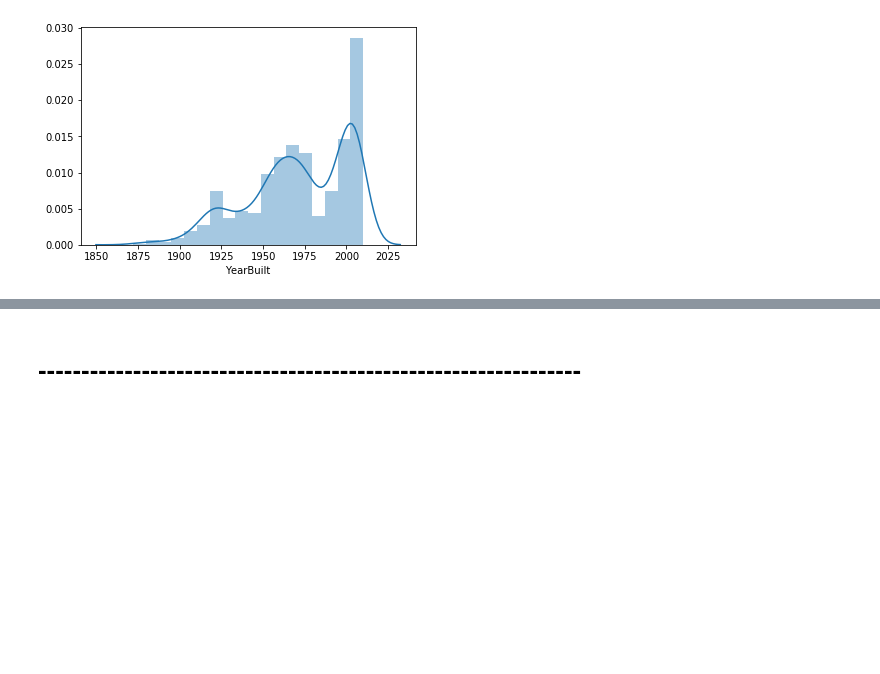
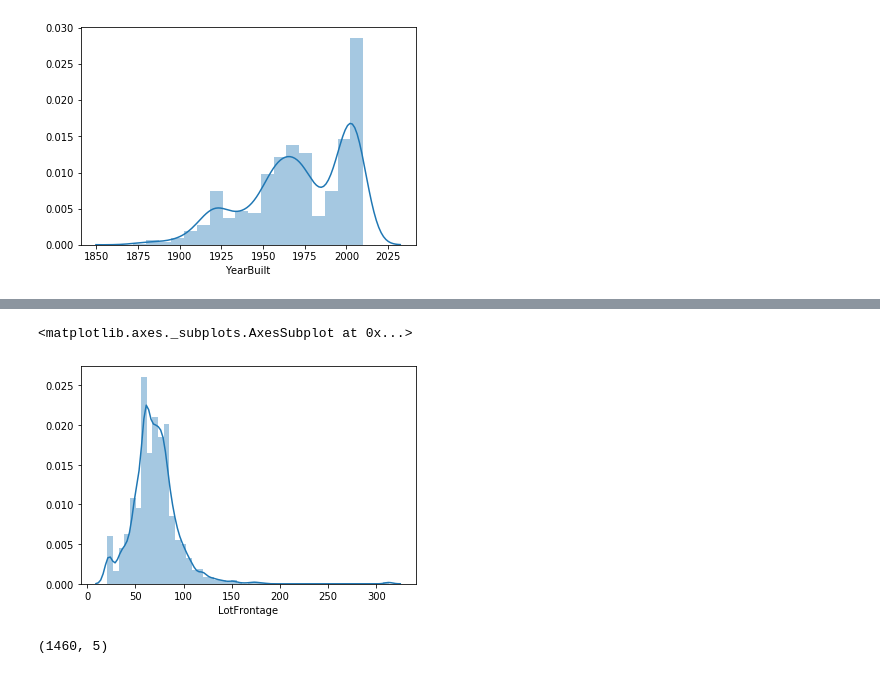
Before and after one commit to ErickSiguenza/Proyecto_Regresion, a Jupyter notebook: Proyecto_Código_v2.ipynb, the cells around one changed output, grey strips where cells are left out. Cells and saved outputs as stored; diff of their text form; code cells hidden in the pictures; blank space fills up the shorter version.

```diff
--- a/Proyecto_Código_v2.ipynb
+++ b/Proyecto_Código_v2.ipynb
@@ -238,2 +126,5 @@ funcion_final(theta_arr, )
-# %% [markdown]
-# ---------------------------------------------------------------
+# %%
+sns.distplot(df["LotFrontage"])
+# %% [output]
+<matplotlib.axes._subplots.AxesSubplot at 0x...>
+[figure, added]
@@ -239,0 +141,9 @@ funcion_final(theta_arr, )
+# %%
+#--------------------------------------------------------------------------------------------------------
+# Asignando el rango de datos de entrenamiento para X y para Y
+#--------------------------------------------------------------------------------------------------------
+X=datosnumpy[:,1:]
+y=datosnumpy[:,0]
+X.shape
+# %% [output]
+(1460, 5)
```
Also changed, not shown: parts of 65 cells of this notebook.
